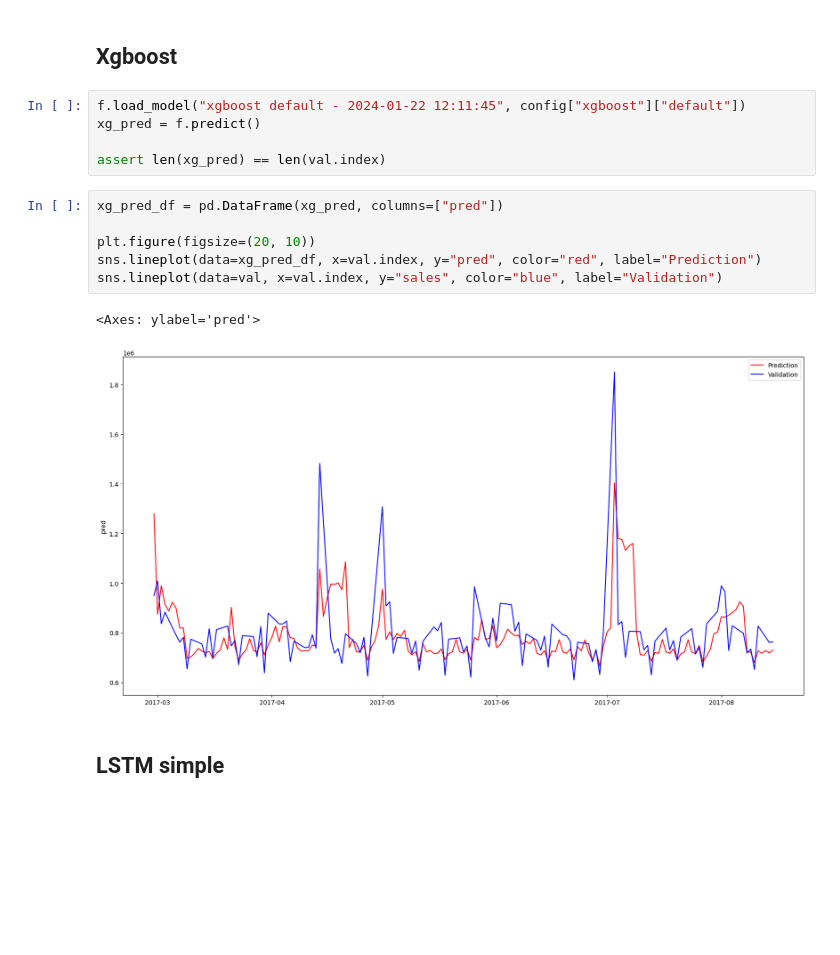
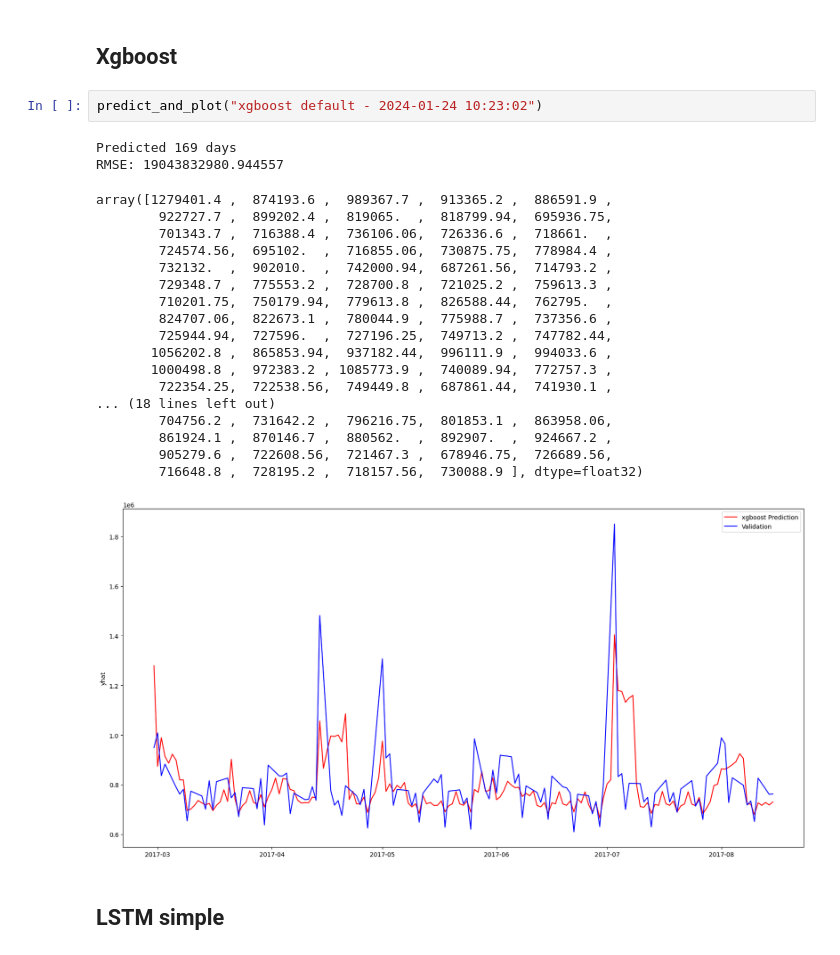
Before and after one commit to Capton1/stores-sales-forecasting-poc, a Jupyter notebook: notebooks/Model results - viz.ipynb, the cells around one changed output. Cells and saved outputs as stored; diff of their text form; blank space fills up the shorter version.

```diff
--- a/notebooks/Model results - viz.ipynb
+++ b/notebooks/Model results - viz.ipynb
@@ -132,18 +131,27 @@ sns.lineplot(data=val, x=val.index, y="sales", color="blue", label="Validation")
 # %% [markdown]
 ## Xgboost
-# %%
-f.load_model("xgboost default - 2024-01-22 12:11:45", config["xgboost"]["default"])
-xg_pred = f.predict()
-
-assert len(xg_pred) == len(val.index)
-# %%
-xg_pred_df = pd.DataFrame(xg_pred, columns=["pred"])
-
-plt.figure(figsize=(20, 10))
-sns.lineplot(data=xg_pred_df, x=val.index, y="pred", color="red", label="Prediction")
-sns.lineplot(data=val, x=val.index, y="sales", color="blue", label="Validation")
-# %% [output]
-<Axes: ylabel='pred'>
-[figure, removed]
+# %%
+predict_and_plot("xgboost default - 2024-01-24 10:23:02")
+# %% [output]
+Predicted 169 days
+RMSE: 19043832980.944557
+array([1279401.4 ,  874193.6 ,  989367.7 ,  913365.2 ,  886591.9 ,
+        922727.7 ,  899202.4 ,  819065.  ,  818799.94,  695936.75,
+        701343.7 ,  716388.4 ,  736106.06,  726336.6 ,  718661.  ,
+        724574.56,  695102.  ,  716855.06,  730875.75,  778984.4 ,
+        732132.  ,  902010.  ,  742000.94,  687261.56,  714793.2 ,
+        729348.7 ,  775553.2 ,  728700.8 ,  721025.2 ,  759613.3 ,
+        710201.75,  750179.94,  779613.8 ,  826588.44,  762795.  ,
+        824707.06,  822673.1 ,  780044.9 ,  775988.7 ,  737356.6 ,
+        725944.94,  727596.  ,  727196.25,  749713.2 ,  747782.44,
+       1056202.8 ,  865853.94,  937182.44,  996111.9 ,  994033.6 ,
+       1000498.8 ,  972383.2 , 1085773.9 ,  740089.94,  772757.3 ,
+        722354.25,  722538.56,  749449.8 ,  687861.44,  741930.1 ,
+... (18 lines left out)
+        704756.2 ,  731642.2 ,  796216.75,  801853.1 ,  863958.06,
+        861924.1 ,  870146.7 ,  880562.  ,  892907.  ,  924667.2 ,
+        905279.6 ,  722608.56,  721467.3 ,  678946.75,  726689.56,
+        716648.8 ,  728195.2 ,  718157.56,  730088.9 ], dtype=float32)
+[figure, added]
 # %% [markdown]
 ## LSTM simple
```
Also changed, not shown: parts of 26 cells of this notebook, 6 other files.
